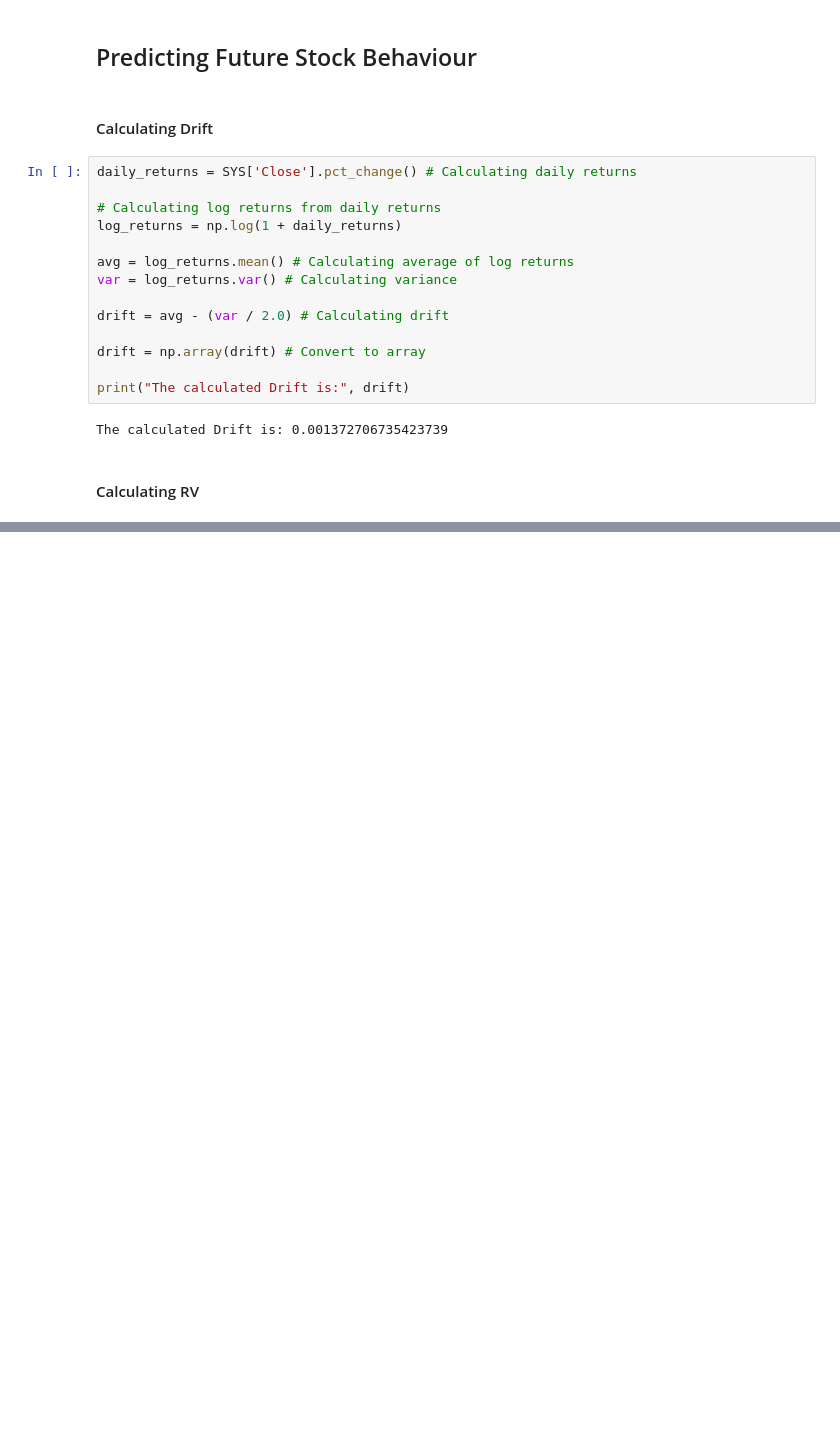
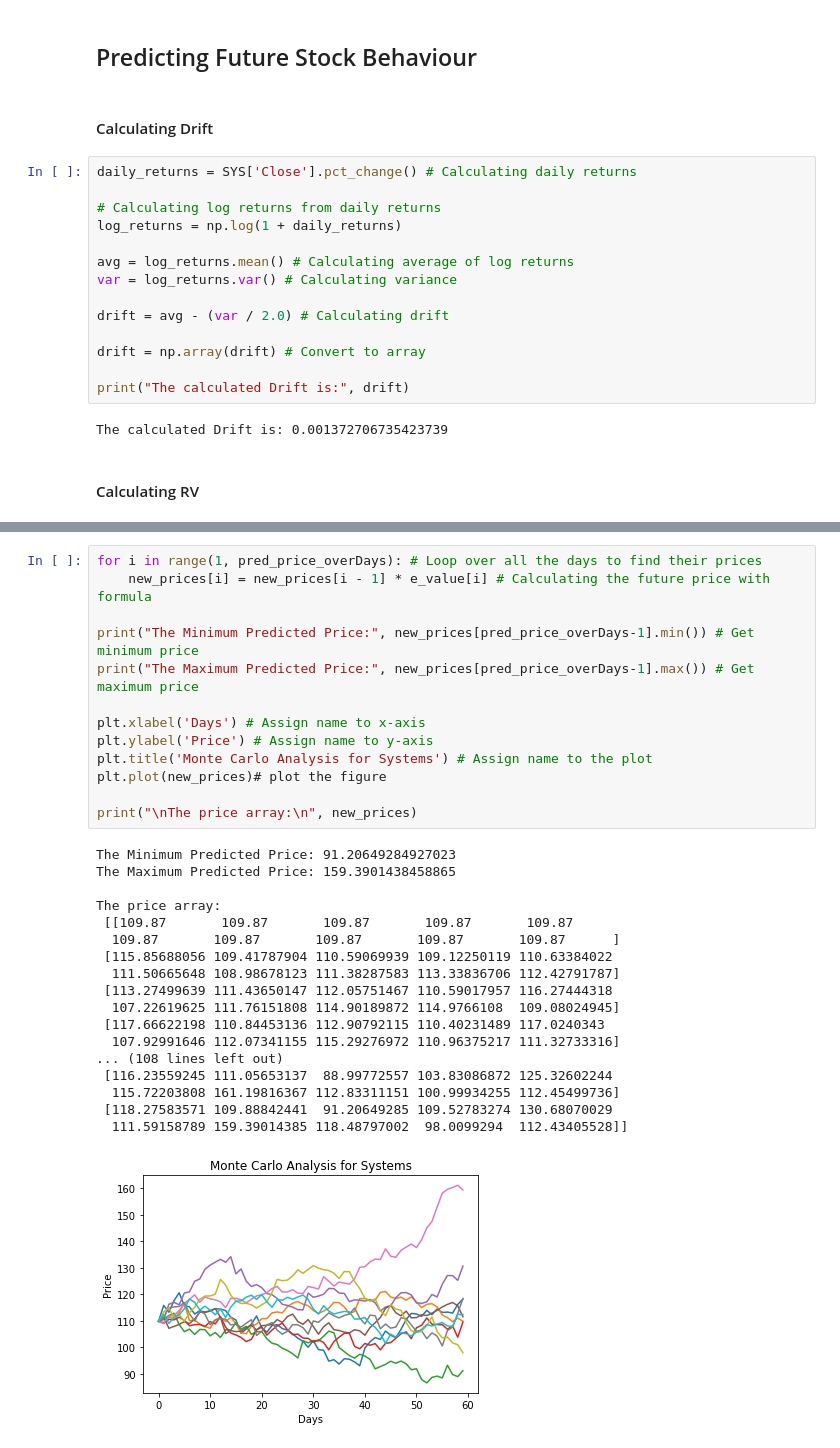
Before and after one commit to simiel/Predictive-Analysis-with-Python, a Jupyter notebook: Project1.ipynb, the cells around one changed output, grey strips where cells are left out. Drawn from its saved outputs; the diff is of its cells as text; blank space fills up the shorter version.

Commit message:
Predicted 10 paths for prices

```diff
--- a/Project1.ipynb
+++ b/Project1.ipynb
@@ -277,0 +302,32 @@ NameError: name 'np' is not defined
+# %%
+for i in range(1, pred_price_overDays): # Loop over all the days to find their prices
+    new_prices[i] = new_prices[i - 1] * e_value[i] # Calculating the future price with formula
+
+print("The Minimum Predicted Price:", new_prices[pred_price_overDays-1].min()) # Get minimum price
+print("The Maximum Predicted Price:", new_prices[pred_price_overDays-1].max()) # Get maximum price
+
+plt.xlabel('Days') # Assign name to x-axis
+plt.ylabel('Price') # Assign name to y-axis
+plt.title('Monte Carlo Analysis for Systems') # Assign name to the plot
+plt.plot(new_prices)# plot the figure
+
+print("\nThe price array:\n", new_prices)
+# %% [output]
+The Minimum Predicted Price: 91.20649284927023
+The Maximum Predicted Price: 159.3901438458865
+
+The price array:
+ [[109.87       109.87       109.87       109.87       109.87
+  109.87       109.87       109.87       109.87       109.87      ]
+ [115.85688056 109.41787904 110.59069939 109.12250119 110.63384022
+  111.50665648 108.98678123 111.38287583 113.33836706 112.42791787]
+ [113.27499639 111.43650147 112.05751467 110.59017957 116.27444318
+  107.22619625 111.76151808 114.90189872 114.9766108  109.08024945]
+ [117.66622198 110.84453136 112.90792115 110.40231489 117.0240343
+  107.92991646 112.07341155 115.29276972 110.96375217 111.32733316]
+... (108 lines left out)
+ [116.23559245 111.05653137  88.99772557 103.83086872 125.32602244
+  115.72203808 161.19816367 112.83311151 100.99934255 112.45499736]
+ [118.27583571 109.88842441  91.20649285 109.52783274 130.68070029
+  111.59158789 159.39014385 118.48797002  98.0099294  112.43405528]]
+[figure, added]
```
Also changed, not shown: parts of 4 cells of this notebook.
